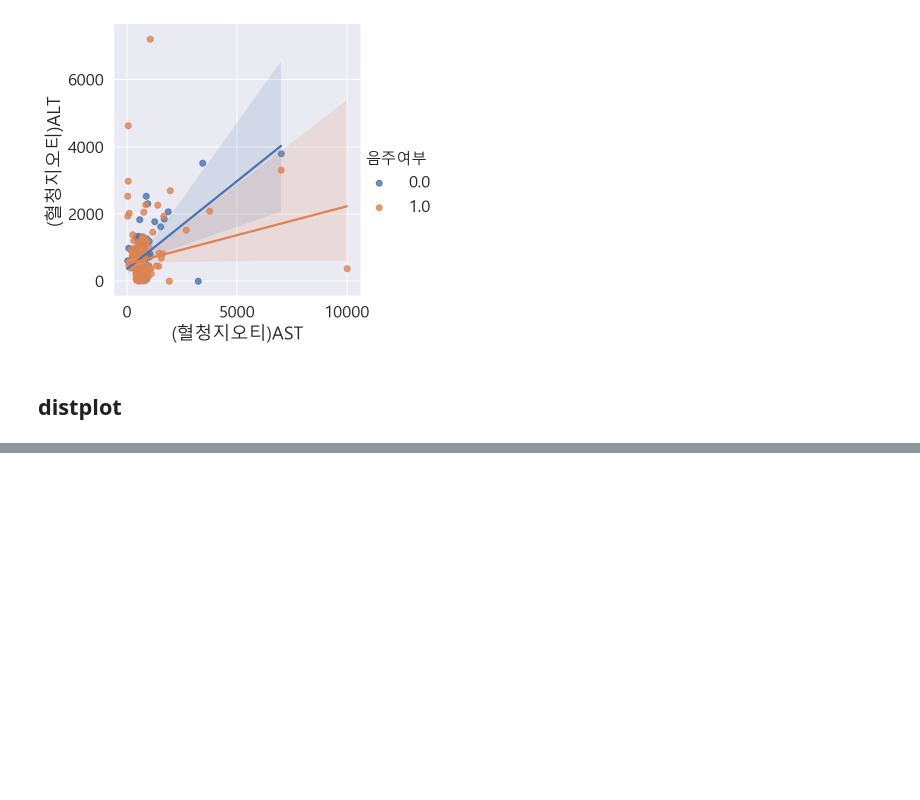
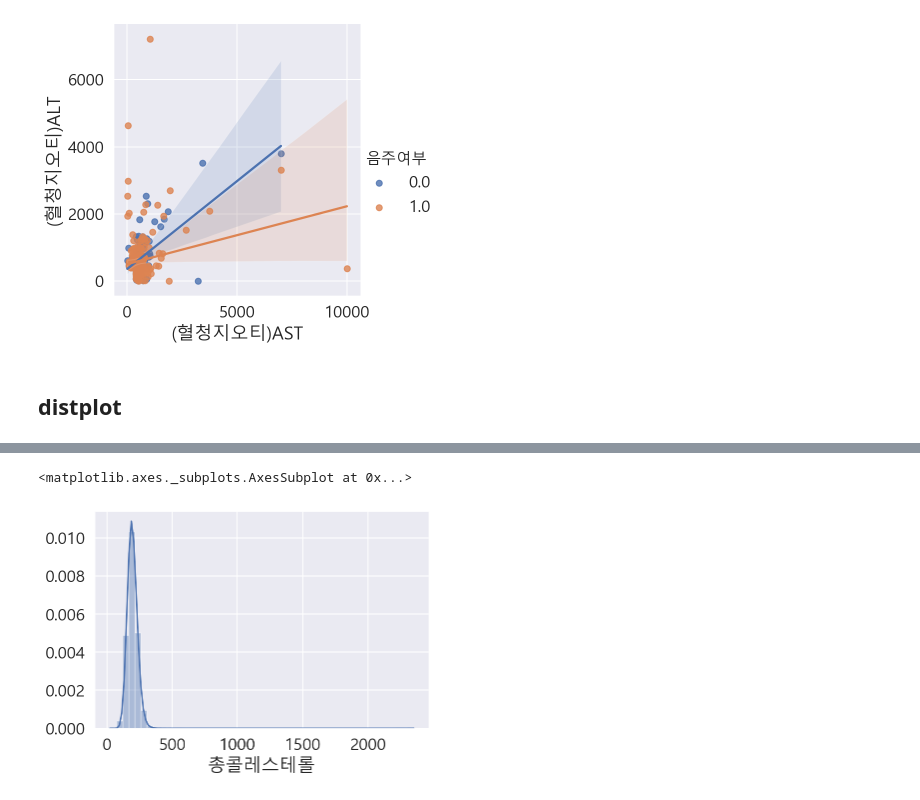
Before and after one commit to baesku789/jupyter, a Jupyter notebook: health-analysis-input.ipynb, the cells around one changed output, grey strips where cells are left out. Cells and saved outputs as stored; diff of their text form; code cells hidden in the pictures; blank space fills up the shorter version.

```diff
--- a/health-analysis-input.ipynb
+++ b/health-analysis-input.ipynb
@@ -730,0 +746,7 @@ sns.lmplot(data=df_ASLT_high, x="(혈청지오티)AST", y="(혈청지오티)ALT"
+# %%
+# "총콜레스테롤" 에 따른 distplot을 그립니다.
+df_chol = df.loc[df["총콜레스테롤"].notnull(), "총콜레스테롤"]
+sns.distplot(df_chol)
+# %% [output]
+<matplotlib.axes._subplots.AxesSubplot at 0x...>
+[figure, added]
```
Also changed, not shown: parts of 6 cells of this notebook.
